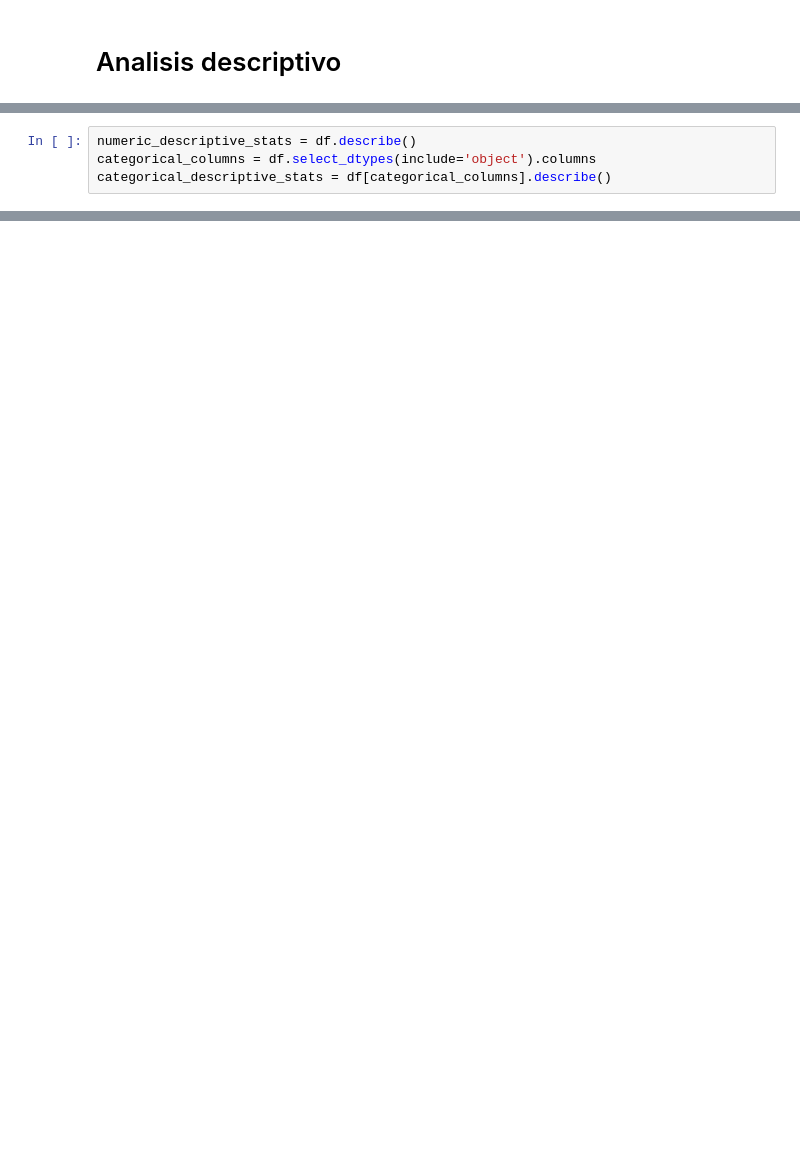
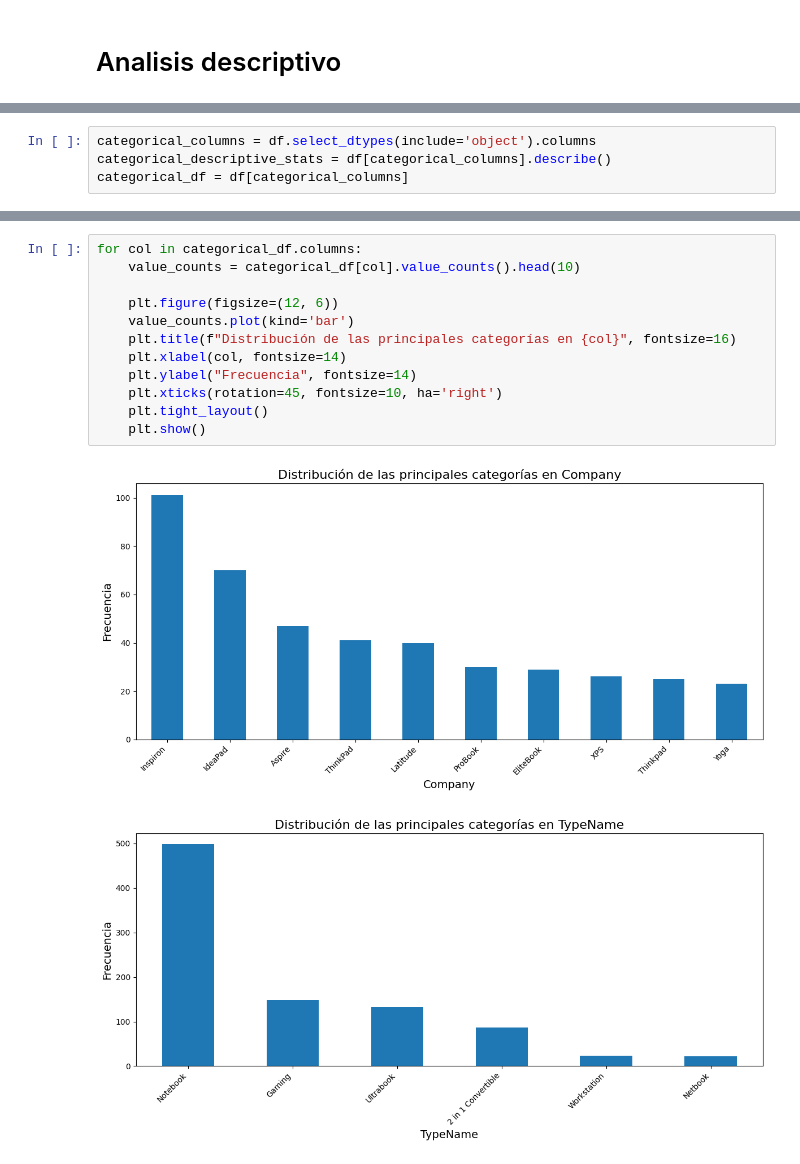
Before and after one commit to andreszaragoza/Train_Eda, a Jupyter notebook: notebooks/Analisis.ipynb, the cells around one changed output, grey strips where cells are left out. Drawn from its saved outputs; the diff is of its cells as text; blank space fills up the shorter version.

```diff
--- a/notebooks/Analisis.ipynb
+++ b/notebooks/Analisis.ipynb
@@ -340,4 +333,4 @@ missing_summary = pd.DataFrame({
 # %%
-numeric_descriptive_stats = df.describe()
 categorical_columns = df.select_dtypes(include='object').columns
 categorical_descriptive_stats = df[categorical_columns].describe()
+categorical_df = df[categorical_columns]
@@ -402,0 +391,15 @@ for var in categorical_vars:
+# %%
+for col in categorical_df.columns:
+    value_counts = categorical_df[col].value_counts().head(10)
+
+    plt.figure(figsize=(12, 6))
+    value_counts.plot(kind='bar')
+    plt.title(f"Distribución de las principales categorías en {col}", fontsize=16)
+    plt.xlabel(col, fontsize=14)
+    plt.ylabel("Frecuencia", fontsize=14)
+    plt.xticks(rotation=45, fontsize=10, ha='right')
+    plt.tight_layout()
+    plt.show()
+# %% [output]
+[figure, added]
+[figure, added]
```
Also changed, not shown: parts of 29 cells of this notebook.
